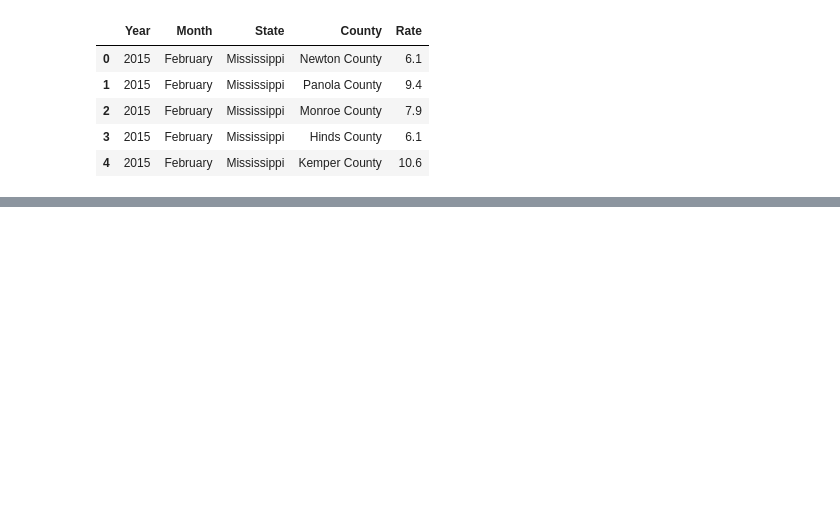
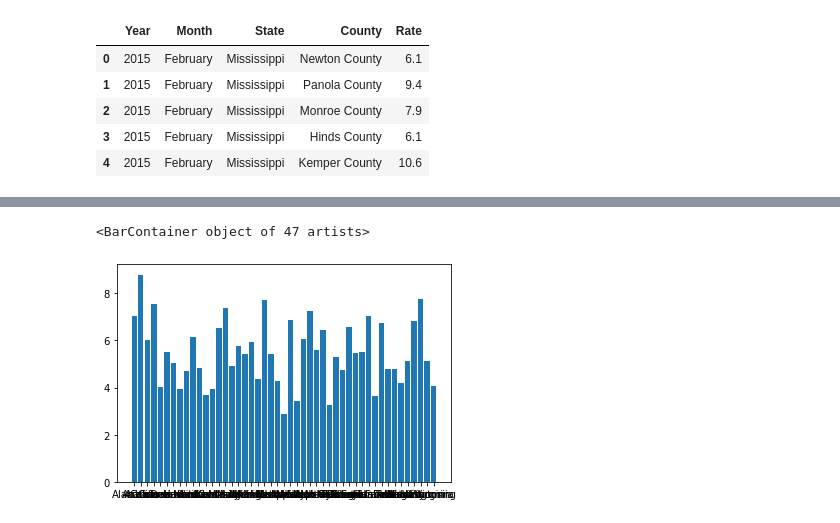
Before and after one commit to julia-claira/unemployment, a Jupyter notebook: unemploy_data_clean.ipynb, the cells around one changed output, grey strips where cells are left out. Drawn from its saved outputs; the diff is of its cells as text; code cells hidden in the pictures; blank space fills up the shorter version.

Commit message:
connected SQLAlchemy to database

```diff
--- a/unemploy_data_clean.ipynb
+++ b/unemploy_data_clean.ipynb
@@ -4,3 +6,7 @@ import pandas as pd
+# %%
+pwr='Snowwhite04!'
+engine = create_engine(f'postgresql://postgres:{pwr}@localhost:5432/unemployment')
+conn = engine.connect()
 # %%
 #data from:
 #https://www.kaggle.com/jayrav13/unemployment-by-county-us
@@ -16,3 +44,11 @@ unemploy_df.head()
+# %%
+#finds mean for states in 2015
+states_avg_2015_df=pd.read_sql("select state, AVG(rate) as mean from county where year=2015 group by state,year",conn)
+# %%
+plt.bar(states_avg_2015_df['state'],states_avg_2015_df['mean'])
+# %% [output]
+<BarContainer object of 47 artists>
+[figure, added]
 # %%
 #find the time range
 unemploy_df.Year.unique()
```
Also changed, not shown: parts of 7 cells of this notebook, 6 other files.
